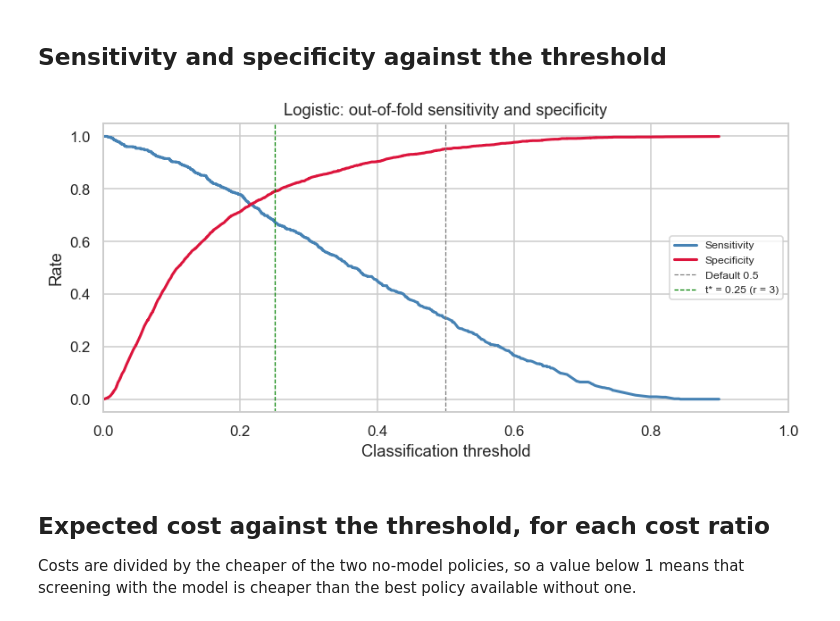
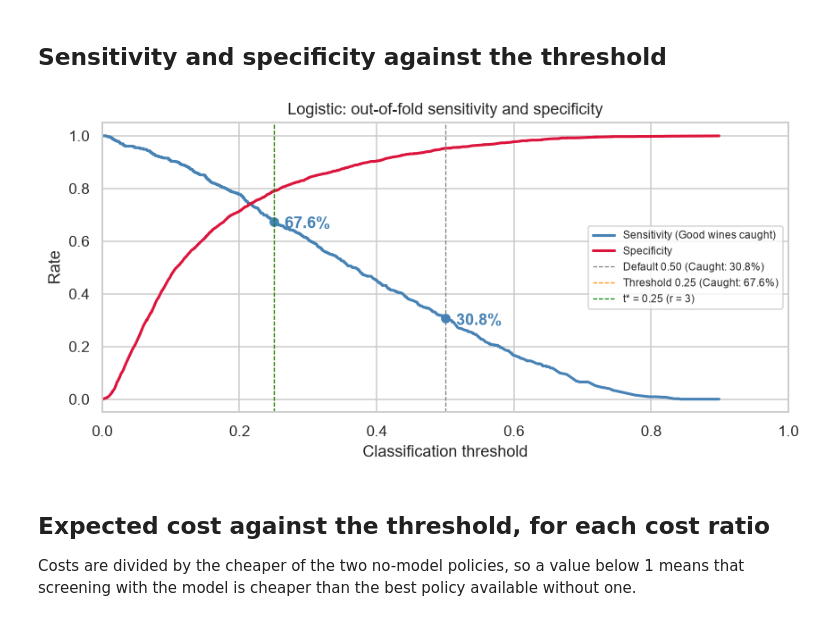
Before and after one commit to ryanc9029/dsa211-wine, a Jupyter notebook: 04_cost_threshold.ipynb, the cells around one changed output. Cells and saved outputs as stored; diff of their text form; code cells hidden in the pictures.

Commit message:
04_cost_threshold: Improve sensitivity-specificity graph

```diff
--- a/04_cost_threshold.ipynb
+++ b/04_cost_threshold.ipynb
@@ -53,22 +53,80 @@ Selected model: Logistic (6 predictors) | wines = 3168 | share good = 0.208
 # %% [markdown]
 ## Sensitivity and specificity against the threshold
 # %%
+import matplotlib.pyplot as plt
+import numpy as np
+from sklearn.metrics import roc_curve
+
 fpr, tpr, thr = roc_curve(y, prob)
-fpr, tpr, thr = fpr[1:], tpr[1:], thr[1:]   # drop the artificial infinite threshold
+fpr, tpr, thr = fpr[1:], tpr[1:], thr[1:]  # drop the artificial infinite threshold
+
+# Linearly interpolate Sensitivity (tpr) at specific thresholds
+# (thr[::-1] reverses thresholds to ascending order for np.interp)
+sens_050 = np.interp(0.50, thr[::-1], tpr[::-1])
+sens_025 = np.interp(0.25, thr[::-1], tpr[::-1])
 
 fig, ax = plt.subplots(figsize=(8, 4))
-ax.plot(thr, tpr, lw=2, color='steelblue', label='Sensitivity')
-ax.plot(thr, 1 - fpr, lw=2, color='crimson', label='Specificity')
-ax.axvline(0.5, color='grey', ls='--', lw=0.8, label='Default 0.5')
-ax.axvline(1 / (1 + C_FN_BASE), color='green', ls='--', lw=0.8,
-           label=f't* = {1 / (1 + C_FN_BASE):.2f} (r = {C_FN_BASE})')
-ax.set(xlim=(0, 1), xlabel='Classification threshold', ylabel='Rate',
-       title=f'{spec["name"]}: out-of-fold sensitivity and specificity')
-ax.legend(fontsize=8)
+
+# Core Sensitivity & Specificity curves
+ax.plot(thr, tpr, lw=2, color="steelblue", label="Sensitivity (Good wines caught)")
+ax.plot(thr, 1 - fpr, lw=2, color="crimson", label="Specificity")
+
+# --- Threshold 0.50 ---
+ax.axvline(
+    0.50,
+    color="grey",
+    ls="--",
+    lw=0.8,
+    label=f"Default 0.50 (Caught: {sens_050:.1%})",
+)
+ax.plot(0.50, sens_050, "o", color="steelblue", ms=6)
+ax.annotate(
+    f"{sens_050:.1%}",
+    xy=(0.50, sens_050),
+    xytext=(8, -5),
+    textcoords="offset points",
+    fontweight="bold",
+    color="steelblue",
+)
+
+# --- Threshold 0.25 ---
+ax.axvline(
+    0.25,
+    color="darkorange",
+    ls="--",
+    lw=0.8,
+    label=f"Threshold 0.25 (Caught: {sens_025:.1%})",
+)
+ax.plot(0.25, sens_025, "o", color="steelblue", ms=6)
+ax.annotate(
+    f"{sens_025:.1%}",
+    xy=(0.25, sens_025),
+    xytext=(8, -5),
+    textcoords="offset points",
+    fontweight="bold",
+    color="steelblue",
+)
+
+# Optional optimal cost threshold t*
+ax.axvline(
+    1 / (1 + C_FN_BASE),
+    color="green",
+    ls="--",
+    lw=0.8,
+    label=f"t* = {1 / (1 + C_FN_BASE):.2f} (r = {C_FN_BASE})",
+)
+
+ax.set(
+    xlim=(0, 1),
+    xlabel="Classification threshold",
+    ylabel="Rate",
+    title=f'{spec["name"]}: out-of-fold sensitivity and specificity',
+)
+ax.legend(fontsize=8, loc="best")
 plt.tight_layout()
 plt.show()
 # %% [output]
-[figure, old version]
+[figure, new version]
 # %% [markdown]
 ## Expected cost against the threshold, for each cost ratio
 
```
